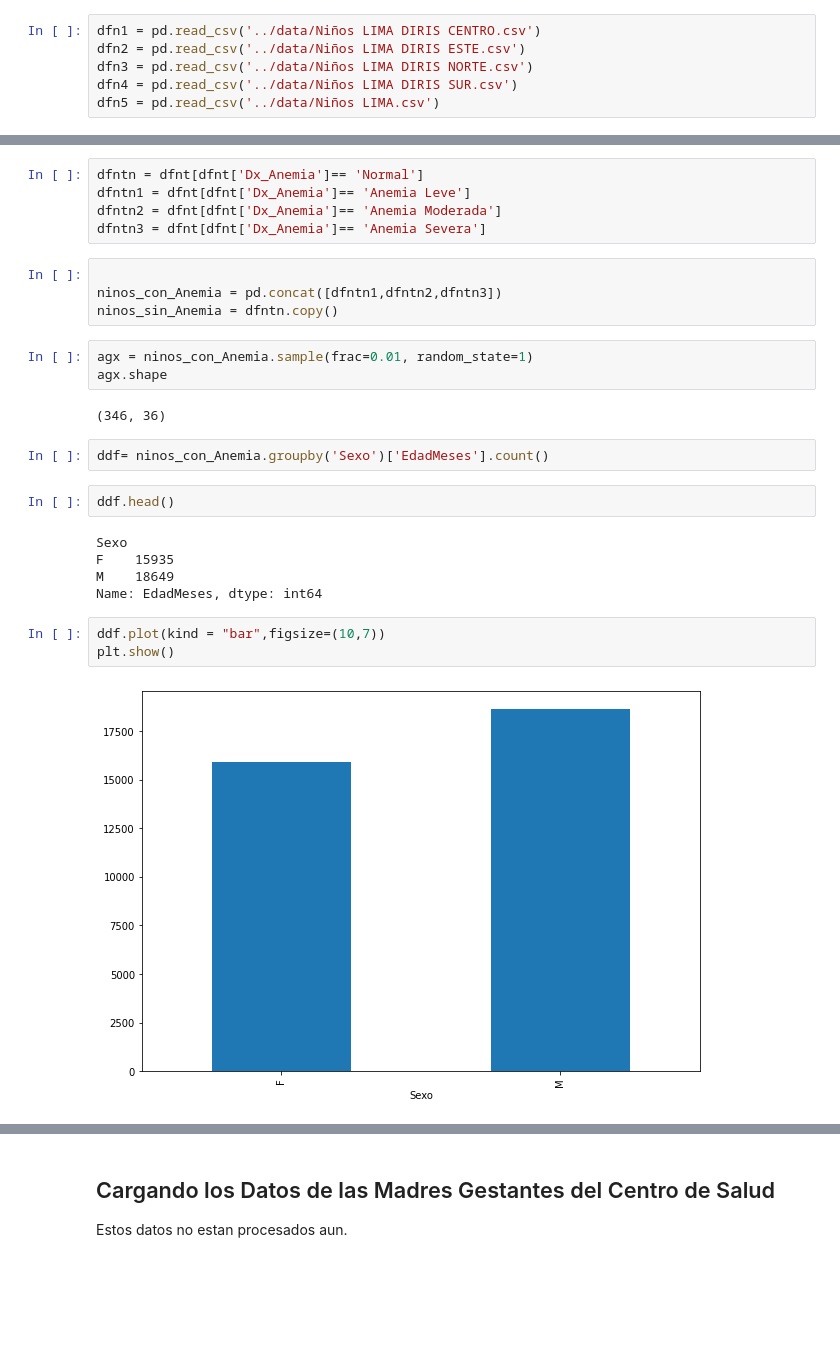
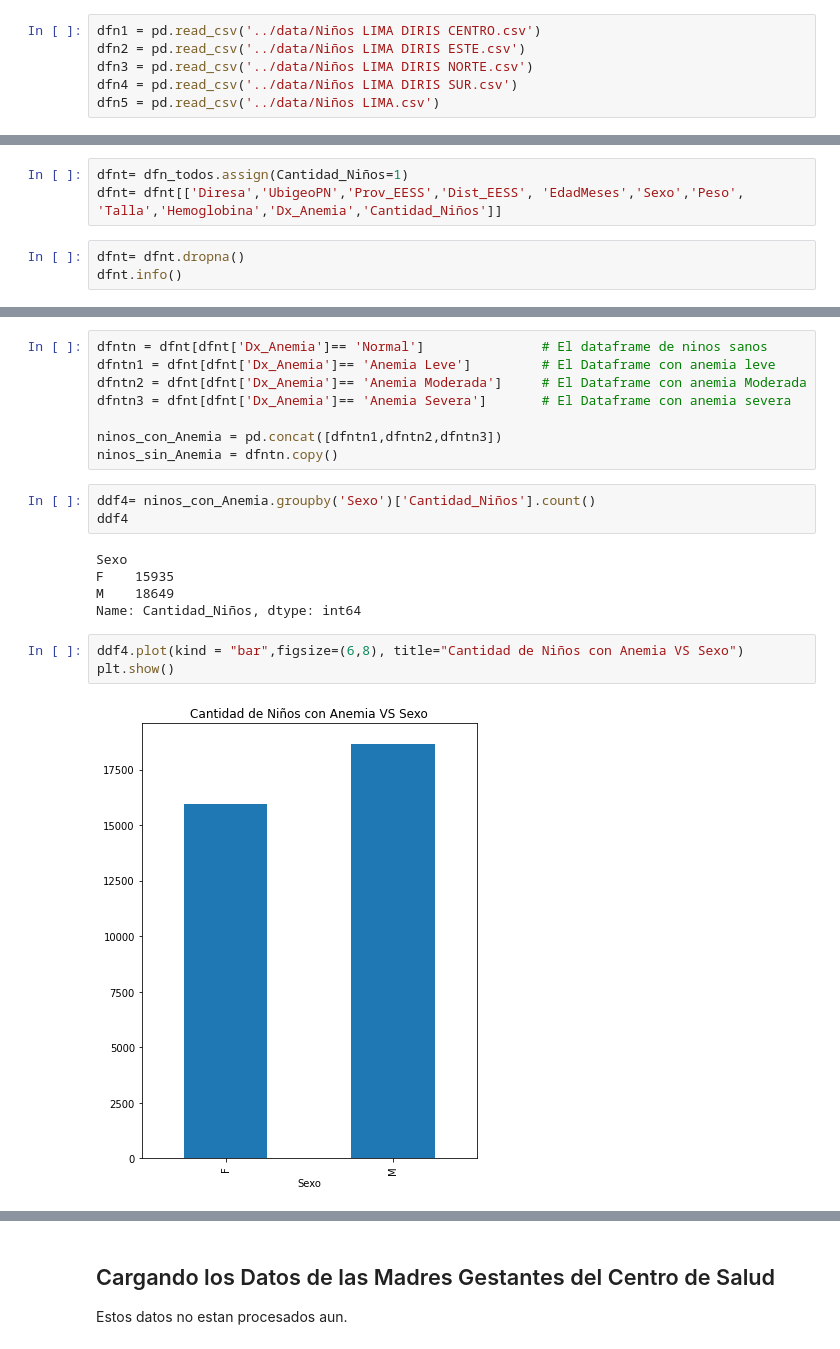
Before and after one commit to ErikssonLlamocca/ProyecBootcampPy, a Jupyter notebook: Proyec1/dataAnemia.ipynb, the cells around one changed output, grey strips where cells are left out. Drawn from its saved outputs; the diff is of its cells as text; blank space fills up the shorter version.

```diff
--- a/Proyec1/dataAnemia.ipynb
+++ b/Proyec1/dataAnemia.ipynb
@@ -28,0 +36,6 @@ dfnt = dfn_todos
+# %%
+dfnt= dfn_todos.assign(Cantidad_Niños=1)
+dfnt= dfnt[['Diresa','UbigeoPN','Prov_EESS','Dist_EESS', 'EdadMeses','Sexo','Peso', 'Talla','Hemoglobina','Dx_Anemia','Cantidad_Niños']]
+# %%
+dfnt= dfnt.dropna()
+dfnt.info()
@@ -29,29 +63,22 @@ dfnt = dfn_todos
 # %%
-dfntn = dfnt[dfnt['Dx_Anemia']== 'Normal']
-dfntn1 = dfnt[dfnt['Dx_Anemia']== 'Anemia Leve']
-dfntn2 = dfnt[dfnt['Dx_Anemia']== 'Anemia Moderada']
-dfntn3 = dfnt[dfnt['Dx_Anemia']== 'Anemia Severa']
+dfntn = dfnt[dfnt['Dx_Anemia']== 'Normal']               # El dataframe de ninos sanos
+dfntn1 = dfnt[dfnt['Dx_Anemia']== 'Anemia Leve']         # El Dataframe con anemia leve
+dfntn2 = dfnt[dfnt['Dx_Anemia']== 'Anemia Moderada']     # El Dataframe con anemia Moderada
+dfntn3 = dfnt[dfnt['Dx_Anemia']== 'Anemia Severa']       # El Dataframe con anemia severa
+
+ninos_con_Anemia = pd.concat([dfntn1,dfntn2,dfntn3])
+ninos_sin_Anemia = dfntn.copy()
-# %%
-
-ninos_con_Anemia = pd.concat([dfntn1,dfntn2,dfntn3])
-ninos_sin_Anemia = dfntn.copy()
-# %%
-agx = ninos_con_Anemia.sample(frac=0.01, random_state=1)
-agx.shape
-# %% [output]
-(346, 36)
 # %%
-ddf= ninos_con_Anemia.groupby('Sexo')['EdadMeses'].count()
+ddf4= ninos_con_Anemia.groupby('Sexo')['Cantidad_Niños'].count()
+ddf4
+# %% [output]
+Sexo
+F    15935
+M    18649
+Name: Cantidad_Niños, dtype: int64
-# %%
-ddf.head()
-# %% [output]
-Sexo
-F    15935
-M    18649
-Name: EdadMeses, dtype: int64
 # %%
-ddf.plot(kind = "bar",figsize=(10,7))
+ddf4.plot(kind = "bar",figsize=(6,8), title="Cantidad de Niños con Anemia VS Sexo")
 plt.show()
 # %% [output]
-[figure, old version]
+[figure, new version]
 # %%
```
Also changed, not shown: parts of 22 cells of this notebook.
